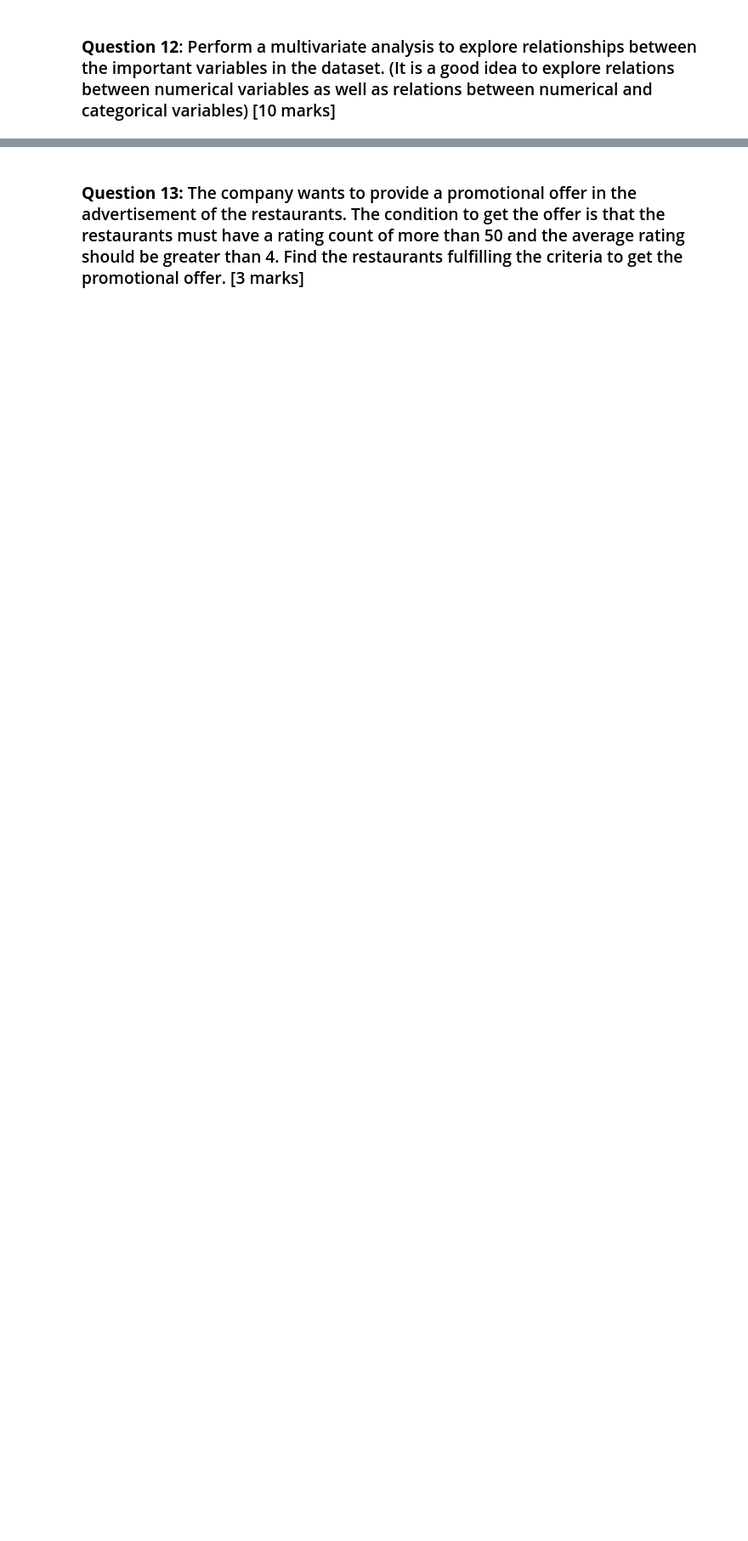
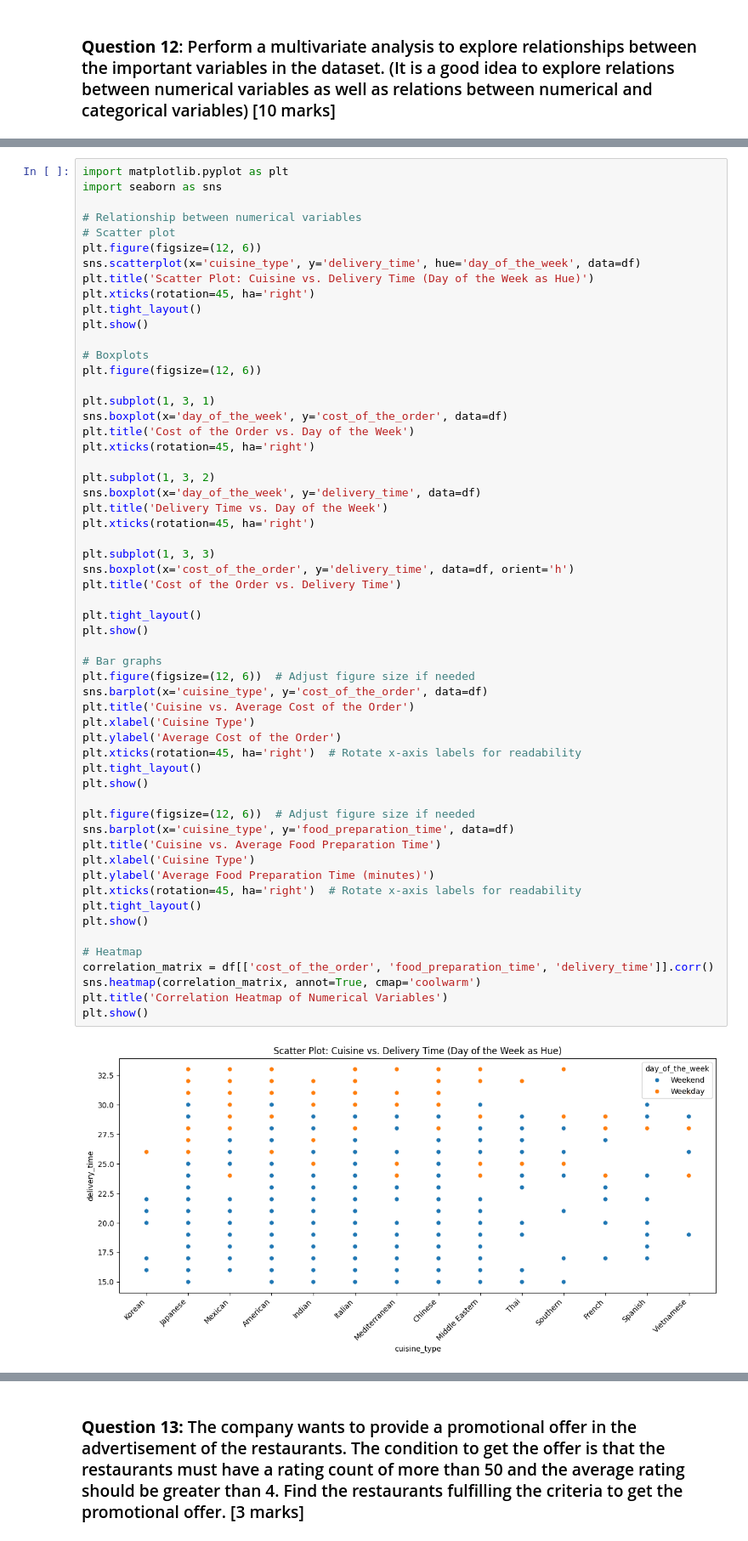
Before and after one commit to hari160389/foodhub, a Jupyter notebook: Learner_Notebook_Full_Code (1).ipynb, the cells around one changed output, grey strips where cells are left out. Shown: that part at 85% size. Cells and saved outputs as stored; diff of their text form; blank space fills up the shorter version.

```diff
--- a/Learner_Notebook_Full_Code (1).ipynb
+++ b/Learner_Notebook_Full_Code (1).ipynb
@@ -226,0 +325,59 @@ Many orders in the FoodHub data (736 out of total) are not rated by customers. T
+# %%
+import matplotlib.pyplot as plt
+import seaborn as sns
+
+# Relationship between numerical variables
+# Scatter plot
+plt.figure(figsize=(12, 6))
+sns.scatterplot(x='cuisine_type', y='delivery_time', hue='day_of_the_week', data=df)
+plt.title('Scatter Plot: Cuisine vs. Delivery Time (Day of the Week as Hue)')
+plt.xticks(rotation=45, ha='right')
+plt.tight_layout()
+plt.show()
+
+# Boxplots
+plt.figure(figsize=(12, 6))
+
+plt.subplot(1, 3, 1)
+sns.boxplot(x='day_of_the_week', y='cost_of_the_order', data=df)
+plt.title('Cost of the Order vs. Day of the Week')
+plt.xticks(rotation=45, ha='right')
+
+plt.subplot(1, 3, 2)
+sns.boxplot(x='day_of_the_week', y='delivery_time', data=df)
+plt.title('Delivery Time vs. Day of the Week')
+plt.xticks(rotation=45, ha='right')
+
+plt.subplot(1, 3, 3)
+sns.boxplot(x='cost_of_the_order', y='delivery_time', data=df, orient='h')
+plt.title('Cost of the Order vs. Delivery Time')
+
+plt.tight_layout()
+plt.show()
+
+# Bar graphs
+plt.figure(figsize=(12, 6))  # Adjust figure size if needed
+sns.barplot(x='cuisine_type', y='cost_of_the_order', data=df)
+plt.title('Cuisine vs. Average Cost of the Order')
+plt.xlabel('Cuisine Type')
+plt.ylabel('Average Cost of the Order')
+plt.xticks(rotation=45, ha='right')  # Rotate x-axis labels for readability
+plt.tight_layout()
+plt.show()
+
+plt.figure(figsize=(12, 6))  # Adjust figure size if needed
+sns.barplot(x='cuisine_type', y='food_preparation_time', data=df)
+plt.title('Cuisine vs. Average Food Preparation Time')
+plt.xlabel('Cuisine Type')
+plt.ylabel('Average Food Preparation Time (minutes)')
+plt.xticks(rotation=45, ha='right')  # Rotate x-axis labels for readability
+plt.tight_layout()
+plt.show()
+
+# Heatmap
+correlation_matrix = df[['cost_of_the_order', 'food_preparation_time', 'delivery_time']].corr()
+sns.heatmap(correlation_matrix, annot=True, cmap='coolwarm')
+plt.title('Correlation Heatmap of Numerical Variables')
+plt.show()
+# %% [output]
+[figure, added]
```
Also changed, not shown: parts of 48 cells of this notebook.
